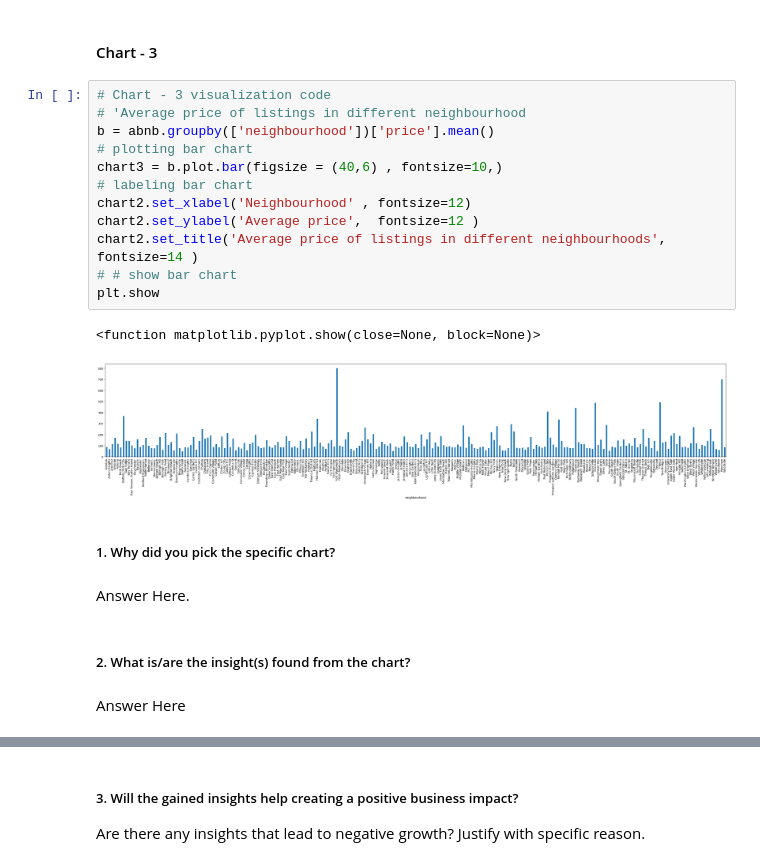
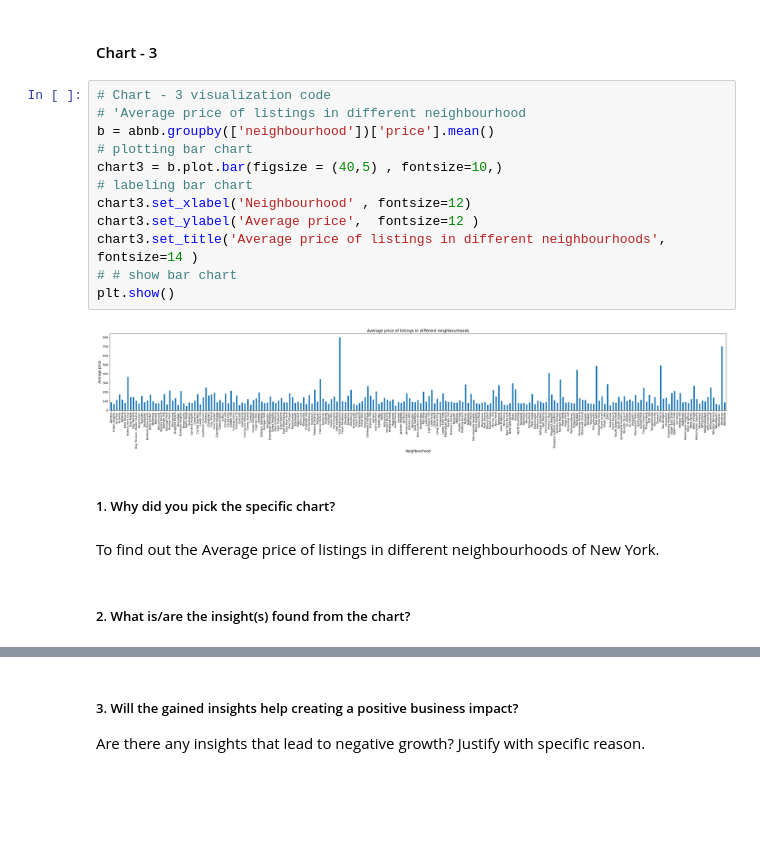
Before and after one commit to NRTPRIME/EDA-Capstone-Project-1-, a Jupyter notebook: EDA_Submission_Template.ipynb, the cells around one changed output, grey strips where cells are left out. Cells and saved outputs as stored; diff of their text form; blank space fills up the shorter version.

```diff
--- a/EDA_Submission_Template.ipynb
+++ b/EDA_Submission_Template.ipynb
@@ -305,23 +315,20 @@ Manhatten seems to have more average price of listings inspite of higher numbers
 # %%
 # Chart - 3 visualization code
 # 'Average price of listings in different neighbourhood
 b = abnb.groupby(['neighbourhood'])['price'].mean()
 # plotting bar chart
-chart3 = b.plot.bar(figsize = (40,6) , fontsize=10,)
+chart3 = b.plot.bar(figsize = (40,5) , fontsize=10,)
 # labeling bar chart
-chart2.set_xlabel('Neighbourhood' , fontsize=12)
-chart2.set_ylabel('Average price',  fontsize=12 )
-chart2.set_title('Average price of listings in different neighbourhoods',  fontsize=14 )
+chart3.set_xlabel('Neighbourhood' , fontsize=12)
+chart3.set_ylabel('Average price',  fontsize=12 )
+chart3.set_title('Average price of listings in different neighbourhoods',  fontsize=14 )
 # # show bar chart
-plt.show
+plt.show()
 # %% [output]
-<function matplotlib.pyplot.show(close=None, block=None)>
-[figure, old version]
+[figure, new version]
 # %% [markdown]
 ##### 1. Why did you pick the specific chart?
-# %% [markdown]
-Answer Here.
+# %% [markdown]
+To find out the Average price of listings in different neighbourhoods of New York.
 # %% [markdown]
 ##### 2. What is/are the insight(s) found from the chart?
-# %% [markdown]
-Answer Here
```
Also changed, not shown: parts of 30 cells of this notebook.
